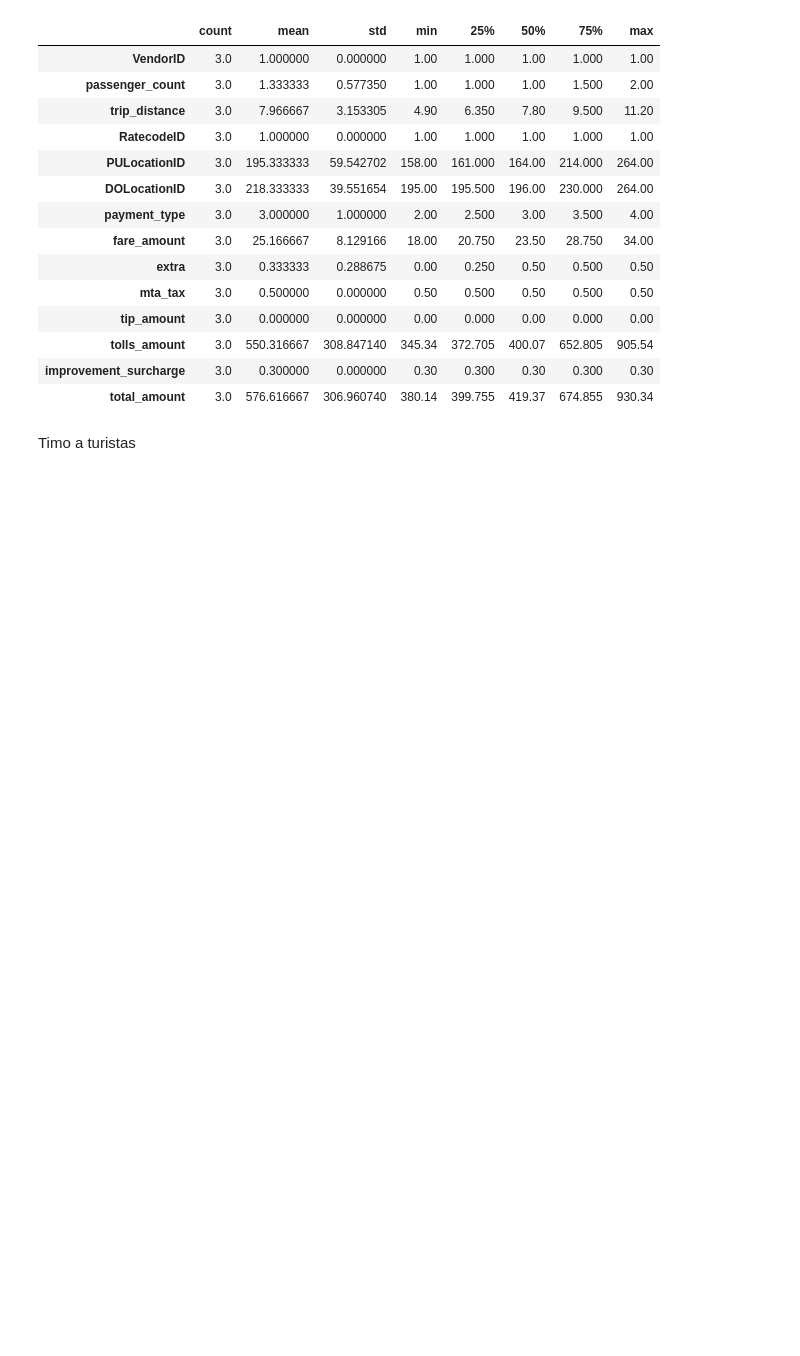
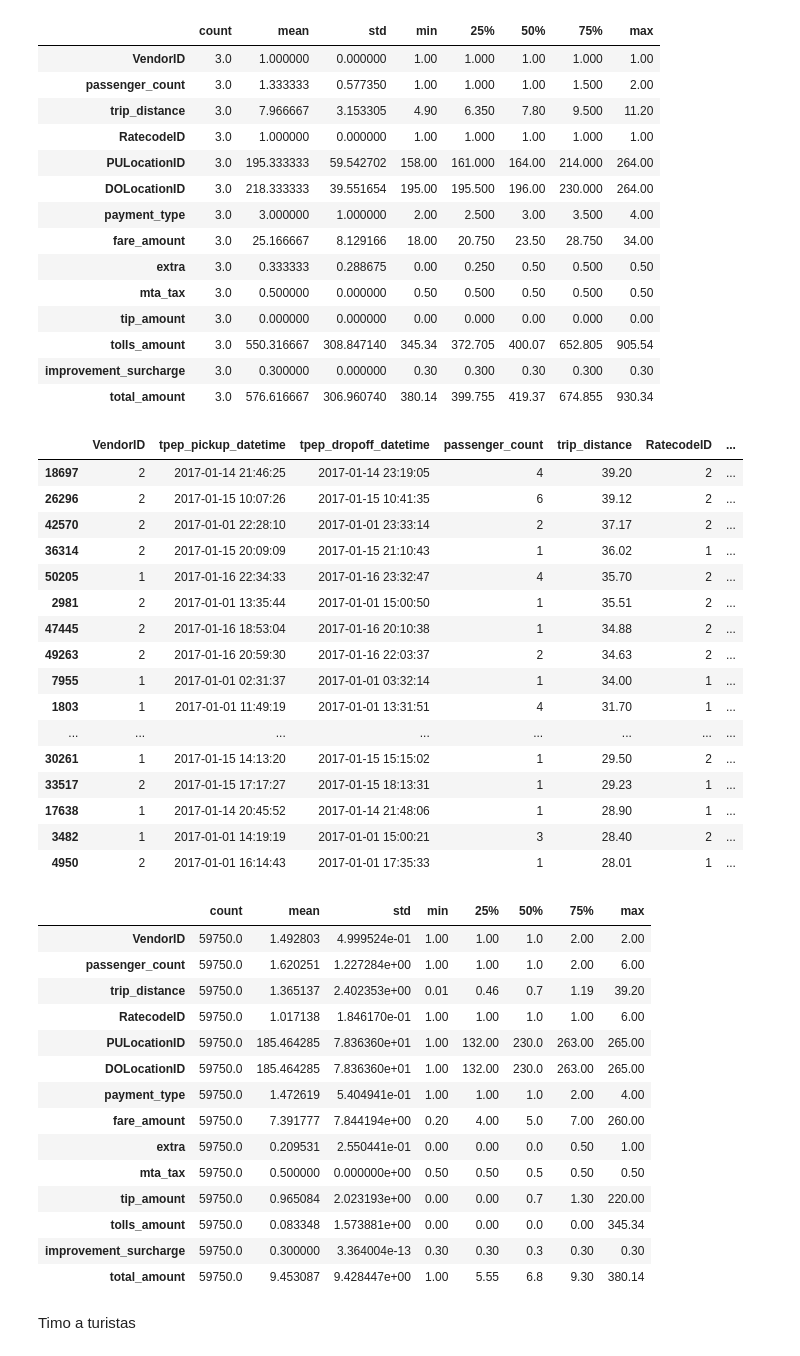
Before and after one commit to Patataman/PySpark, a Jupyter notebook: practicosa.ipynb, the cells around one changed output. Drawn from its saved outputs; the diff is of its cells as text; code cells hidden in the pictures; blank space fills up the shorter version.

Commit message:
Un timo mas

```diff
--- a/practicosa.ipynb
+++ b/practicosa.ipynb
@@ -265,6 +277,44 @@ display(resultsTolls.describe().T)
 | tolls_amount | 3.0 | 550.316667 | 308.847140 | 345.34 | 372.705 | 400.07 | 652.805 | 905.54 |
 | improvement_surcharge | 3.0 | 0.300000 | 0.000000 | 0.30 | 0.300 | 0.30 | 0.300 | 0.30 |
 | total_amount | 3.0 | 576.616667 | 306.960740 | 380.14 | 399.755 | 419.37 | 674.855 | 930.34 |
+# %%
+resultsTimos = spark.sql("SELECT * FROM datosCarrerasLimpios where PULocationID == DOLocationID").toPandas()
+# %%
+display(resultsTimos.sort_values(by=["trip_distance","tip_amount"],ascending=False).head(20))
+display(resultsTimos.describe().T)
+# %% [output]
+|  | VendorID | tpep_pickup_datetime | tpep_dropoff_datetime | passenger_count | trip_distance | RatecodeID | ... |
+| 18697 | 2 | 2017-01-14 21:46:25 | 2017-01-14 23:19:05 | 4 | 39.20 | 2 | ... |
+| 26296 | 2 | 2017-01-15 10:07:26 | 2017-01-15 10:41:35 | 6 | 39.12 | 2 | ... |
+| 42570 | 2 | 2017-01-01 22:28:10 | 2017-01-01 23:33:14 | 2 | 37.17 | 2 | ... |
+| 36314 | 2 | 2017-01-15 20:09:09 | 2017-01-15 21:10:43 | 1 | 36.02 | 1 | ... |
+| 50205 | 1 | 2017-01-16 22:34:33 | 2017-01-16 23:32:47 | 4 | 35.70 | 2 | ... |
+| 2981 | 2 | 2017-01-01 13:35:44 | 2017-01-01 15:00:50 | 1 | 35.51 | 2 | ... |
+| 47445 | 2 | 2017-01-16 18:53:04 | 2017-01-16 20:10:38 | 1 | 34.88 | 2 | ... |
+| 49263 | 2 | 2017-01-16 20:59:30 | 2017-01-16 22:03:37 | 2 | 34.63 | 2 | ... |
+| 7955 | 1 | 2017-01-01 02:31:37 | 2017-01-01 03:32:14 | 1 | 34.00 | 1 | ... |
+| 1803 | 1 | 2017-01-01 11:49:19 | 2017-01-01 13:31:51 | 4 | 31.70 | 1 | ... |
+| ... | ... | ... | ... | ... | ... | ... | ... |
+| 30261 | 1 | 2017-01-15 14:13:20 | 2017-01-15 15:15:02 | 1 | 29.50 | 2 | ... |
+| 33517 | 2 | 2017-01-15 17:17:27 | 2017-01-15 18:13:31 | 1 | 29.23 | 1 | ... |
+| 17638 | 1 | 2017-01-14 20:45:52 | 2017-01-14 21:48:06 | 1 | 28.90 | 1 | ... |
+| 3482 | 1 | 2017-01-01 14:19:19 | 2017-01-01 15:00:21 | 3 | 28.40 | 2 | ... |
+| 4950 | 2 | 2017-01-01 16:14:43 | 2017-01-01 17:35:33 | 1 | 28.01 | 1 | ... |
+|  | count | mean | std | min | 25% | 50% | 75% | max |
+| VendorID | 59750.0 | 1.492803 | 4.999524e-01 | 1.00 | 1.00 | 1.0 | 2.00 | 2.00 |
+| passenger_count | 59750.0 | 1.620251 | 1.227284e+00 | 1.00 | 1.00 | 1.0 | 2.00 | 6.00 |
+| trip_distance | 59750.0 | 1.365137 | 2.402353e+00 | 0.01 | 0.46 | 0.7 | 1.19 | 39.20 |
+| RatecodeID | 59750.0 | 1.017138 | 1.846170e-01 | 1.00 | 1.00 | 1.0 | 1.00 | 6.00 |
+| PULocationID | 59750.0 | 185.464285 | 7.836360e+01 | 1.00 | 132.00 | 230.0 | 263.00 | 265.00 |
+| DOLocationID | 59750.0 | 185.464285 | 7.836360e+01 | 1.00 | 132.00 | 230.0 | 263.00 | 265.00 |
+| payment_type | 59750.0 | 1.472619 | 5.404941e-01 | 1.00 | 1.00 | 1.0 | 2.00 | 4.00 |
+| fare_amount | 59750.0 | 7.391777 | 7.844194e+00 | 0.20 | 4.00 | 5.0 | 7.00 | 260.00 |
+| extra | 59750.0 | 0.209531 | 2.550441e-01 | 0.00 | 0.00 | 0.0 | 0.50 | 1.00 |
+| mta_tax | 59750.0 | 0.500000 | 0.000000e+00 | 0.50 | 0.50 | 0.5 | 0.50 | 0.50 |
+| tip_amount | 59750.0 | 0.965084 | 2.023193e+00 | 0.00 | 0.00 | 0.7 | 1.30 | 220.00 |
+| tolls_amount | 59750.0 | 0.083348 | 1.573881e+00 | 0.00 | 0.00 | 0.0 | 0.00 | 345.34 |
+| improvement_surcharge | 59750.0 | 0.300000 | 3.364004e-13 | 0.30 | 0.30 | 0.3 | 0.30 | 0.30 |
+| total_amount | 59750.0 | 9.453087 | 9.428447e+00 | 1.00 | 5.55 | 6.8 | 9.30 | 380.14 |
 # %% [markdown]
 Timo a turistas
 # %% [markdown]
```
Also changed, not shown: parts of 3 cells of this notebook.
